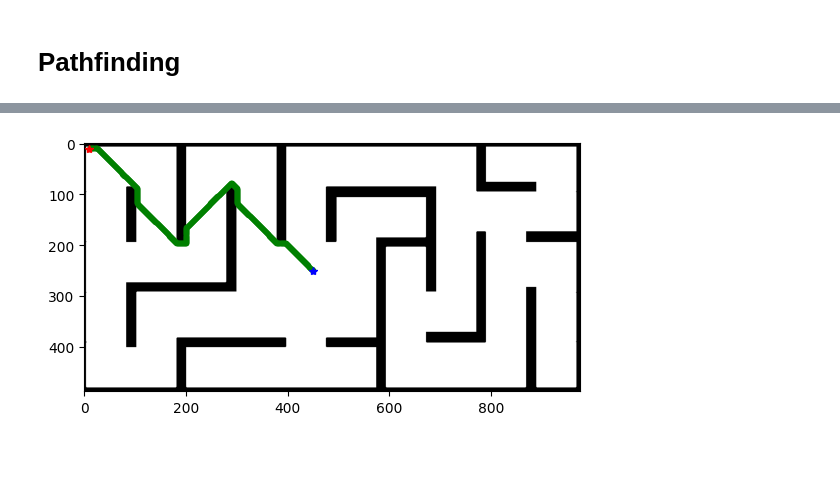
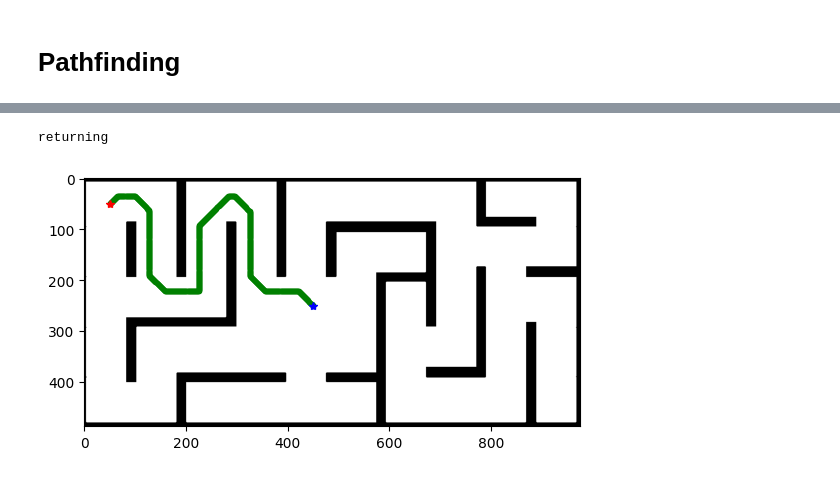
Before and after one commit to ChristopherAyling/robot_child, a Jupyter notebook: robot-child/notebooks/pathfinding.ipynb, the cells around one changed output, grey strips where cells are left out. Saved outputs shown, nothing was run; the diff lists cells and outputs as text; code cells hidden in the pictures.

```diff
--- a/robot-child/notebooks/pathfinding.ipynb
+++ b/robot-child/notebooks/pathfinding.ipynb
@@ -11,6 +20,7 @@ map = map[..., 0]
 map[map>0.5] = 1
 map[map<=0.5] = 0
 map = 1-map.astype(np.uint8)
+occ = cv2.dilate(map, np.ones((50, 50), dtype=np.uint8))
 
 # map = np.zeros((5, 5), dtype=np.uint8)
 # map[1, 1] = 1
@@ -23,5 +33,7 @@ map = 1-map.astype(np.uint8)
 
 plt.imshow(map, cmap='binary')
 plt.show()
+plt.imshow(occ, cmap='binary')
+plt.show()
 # %% [output]
 [figure]
@@ -28,49 +41,53 @@ plt.show()
 # %%
-from dataclasses import dataclass
+def Point(x, y):
+    return (x, y)
 
-@dataclass(frozen=True, eq=True)
-class Point:
-    x: int
-    y: int
+# @njit
+def adjacent_points(px, py, map):
+    width, height = map.shape
+    assert map[px, py] == 0
 
-def adjacent_points(p: Point, map) -> list[Point]:
-    width, height = map.shape
     options = []
     for dx in [-1, 0, 1]:
         for dy in [-1, 0, 1]:
             if not (dx == 0 and dy == 0):
-                if p.x+dx >= 0 and p.x+dx<width and p.y+dy >= 0 and p.y+dy < height:
-                    if map.T[p.x+dx, p.y+dy] == 0:
-                        options.append(Point(p.x+dx, p.y+dy))
-    # assert len(options) in set((8, 3, 5))
+                if px+dx >= 0 and px+dx<width and py+dy >= 0 and py+dy < height:
+                    if map[px+dx, py+dy] == 0:
+                        options.append((px+dx, py+dy))
+    assert len(options) <= 8, f"too many options {len(options)} returned for {px=}, {py=}, {map.shape=}"
+    assert len(options) >= 1, f"no options returned for {px=}, {py=}, {map.shape=}"
     return options
 
-
-def bfs(start: Point, end: Point, map: np.array):
+# @njit
+def bfs(start, end, map: np.array):
+    assert map[start[0], start[1]] == 0, f"Starting point {start} must be unoccupied"
+    assert map[end[0], end[1]] == 0, f"Ending point {end} must be unoccupied"
     discovered = set()
     # [ (node, [path]), ... ]
     stack = [(start, [start])]
     while stack:
         node, path = stack.pop(0)
         if not node in discovered:
             if node == end:
+                print("returning")
                 return path
             discovered.add(node)
-            for neighbor in adjacent_points(node, map):
+            for neighbor in adjacent_points(node[0], node[1], map):
                 stack.append((neighbor, path + [neighbor]))
-    return discovered
+    raise ValueError("no valid path found!")
+    # return discovered
+    # return path
 
-start = Point(10, 10)
+start = Point(50, 50)
 end = Point(450, 250)
-path = bfs(start, end, map)
+path = bfs(start, end, occ.T)
 
-plt.plot([p.x for p in path], [p.y for p in path], 'g.-')
-plt.plot(start.x, start.y, 'r*')
-plt.plot(end.x, end.y, 'b*')
+plt.plot([p[0] for p in path], [p[1] for p in path], 'g.-')
+plt.plot(start[0], start[1], 'r*')
+plt.plot(end[0], end[1], 'b*')
 
-# plt.xlim(-1, 6)
-# plt.ylim(6, -1)
 plt.imshow(map, cmap='binary')
 plt.show()
 # %% [output]
+returning
-[figure, old version]
+[figure, new version]
```
Also changed, not shown: parts of 4 cells of this notebook.
